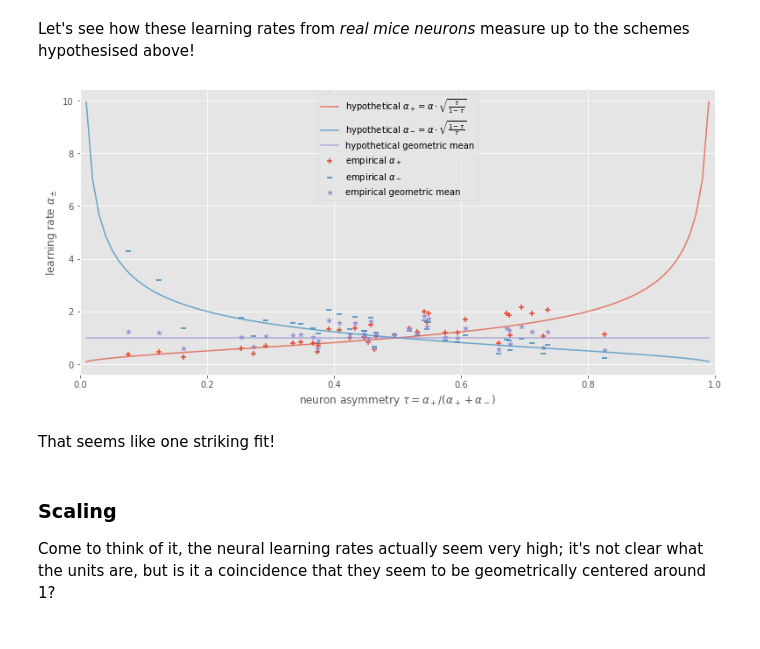
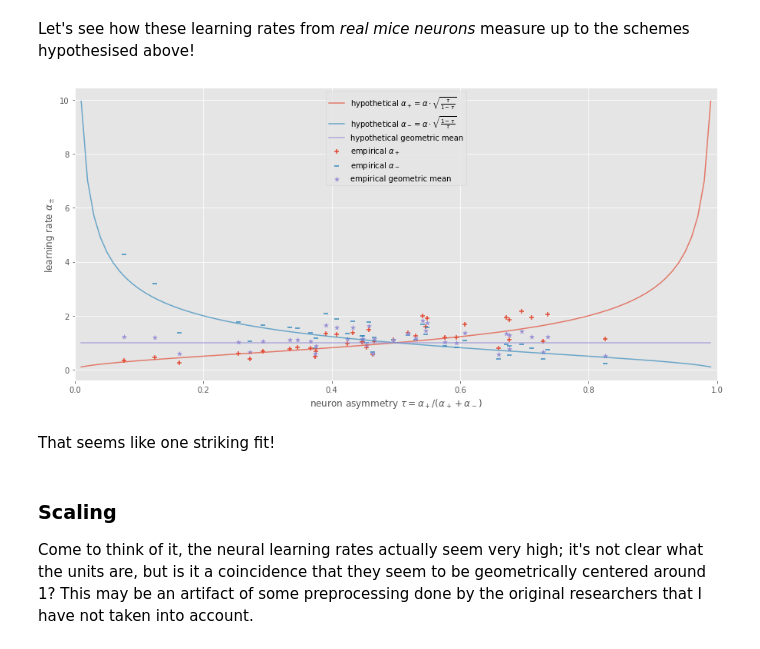
Before and after one commit to matomatical/neuRL, a Jupyter notebook: LearningRateStability.ipynb, the cells around one changed output. Drawn from its saved outputs; the diff is of its cells as text; code cells hidden in the pictures.

```diff
--- a/LearningRateStability.ipynb
+++ b/LearningRateStability.ipynb
@@ -307,37 +337,35 @@ Let's see how these learning rates from *real mice neurons* measure up to the sc
 # %%
 # If the neurons follow scheme (3) as outlined above,
 # then we should see the following rates (in units
 # of some base rate):
 theory_taus = np.linspace(0.01, 0.99, 99)
 theory_apos = np.sqrt(theory_taus / (1-theory_taus))
 theory_aneg = 1 / theory_apos
 theory_mean = np.ones_like(theory_taus) # = np.sqrt(theory_apos * theory_aneg)
 
 # The experiment reveals the following:
-empirical_apos = apos
-empirical_aneg = aneg
 empirical_taus = empirical_apos / (empirical_apos + empirical_aneg)
 empirical_mean = np.sqrt(empirical_apos * empirical_aneg)
 
 # let's see what happens!
-plt.figure(figsize=(13, 6))
+plt.figure(figsize=(15, 7))
 plt.plot(theory_taus, theory_apos, alpha=0.7, label=r"hypothetical $\alpha_+ = \alpha \cdot \sqrt{\frac{\tau}{1-\tau}}$")
 plt.plot(theory_taus, theory_aneg, alpha=0.7, label=r"hypothetical $\alpha_- = \alpha \cdot \sqrt{\frac{1-\tau}{\tau}}$")
 plt.plot(theory_taus, theory_mean, alpha=0.7, label="hypothetical geometric mean")
 plt.scatter(empirical_taus, empirical_apos, marker="+", label=r"empirical $\alpha_+$")
 plt.scatter(empirical_taus, empirical_aneg, marker="_", label=r"empirical $\alpha_-$")
 plt.scatter(empirical_taus, empirical_mean, marker="*", label="empirical geometric mean")
 plt.xlim([0, 1])
 plt.xlabel(r"neuron asymmetry $\tau = \alpha_+ / (\alpha_+ + \alpha_-)$")
 plt.ylabel(r"learning rate $\alpha_\pm$")
 plt.legend()
 # plt.savefig("learning_rate_stability.png")
 plt.show()
 # %% [output]
-[figure, old version]
+[figure, new version]
 # %% [markdown]
 That seems like one striking fit!
 # %% [markdown]
 ### Scaling
 
-Come to think of it, the neural learning rates actually seem very high; it's not clear what the units are, but is it a coincidence that they seem to be geometrically centered around 1?
+Come to think of it, the neural learning rates actually seem very high; it's not clear what the units are, but is it a coincidence that they seem to be geometrically centered around 1? This may be an artifact of some preprocessing done by the original researchers that I have not taken into account.
```
Also changed, not shown: parts of 14 cells of this notebook, 6 other files.
